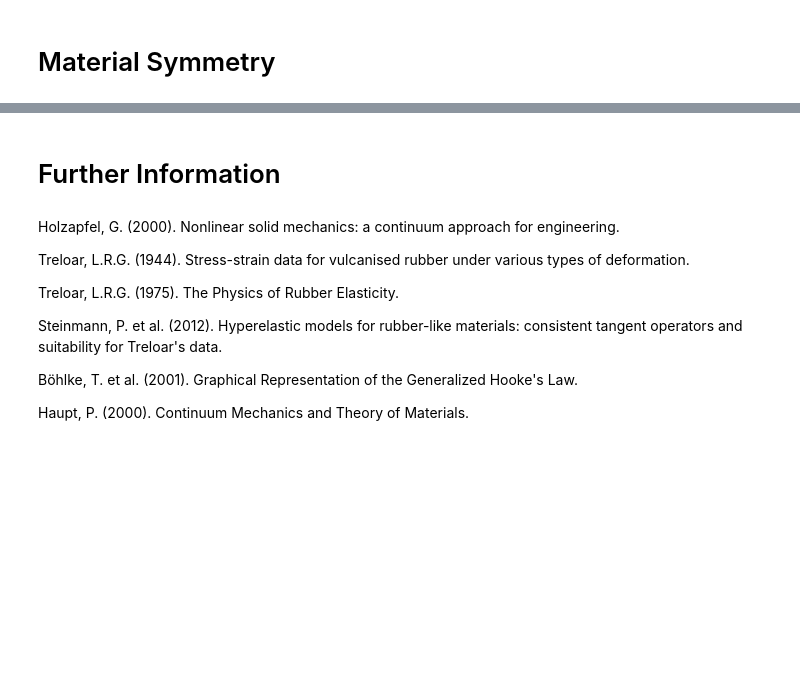
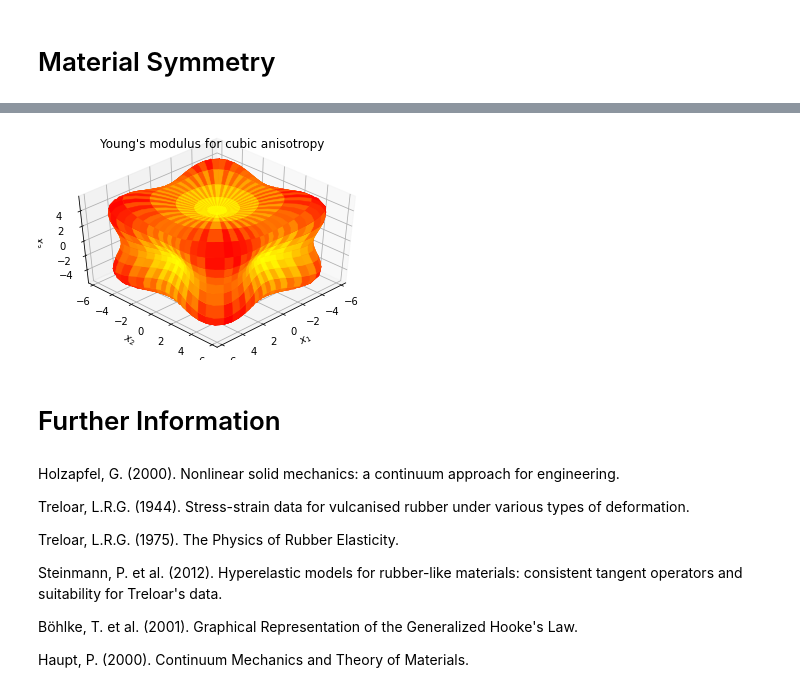
Before and after one commit to CPShub/LectureMultiscaleMethods, a Jupyter notebook: 03_kinetics.ipynb, the cells around one changed output, grey strips where cells are left out. Saved outputs shown, nothing was run; the diff lists cells and outputs as text; code cells hidden in the pictures; blank space fills up the shorter version.

```diff
--- a/03_kinetics.ipynb
+++ b/03_kinetics.ipynb
@@ -373,3 +397,7 @@ In the figure below, the Young's modulus for cubibc anisotropy dependent on the
+# %%
+cubic_anisotropy_visualization()
+# %% [output]
+[figure, added]
 # %% [markdown]
 # Further Information
 # %% [markdown]
```
Also changed, not shown: parts of 27 cells of this notebook, 14 other files.
